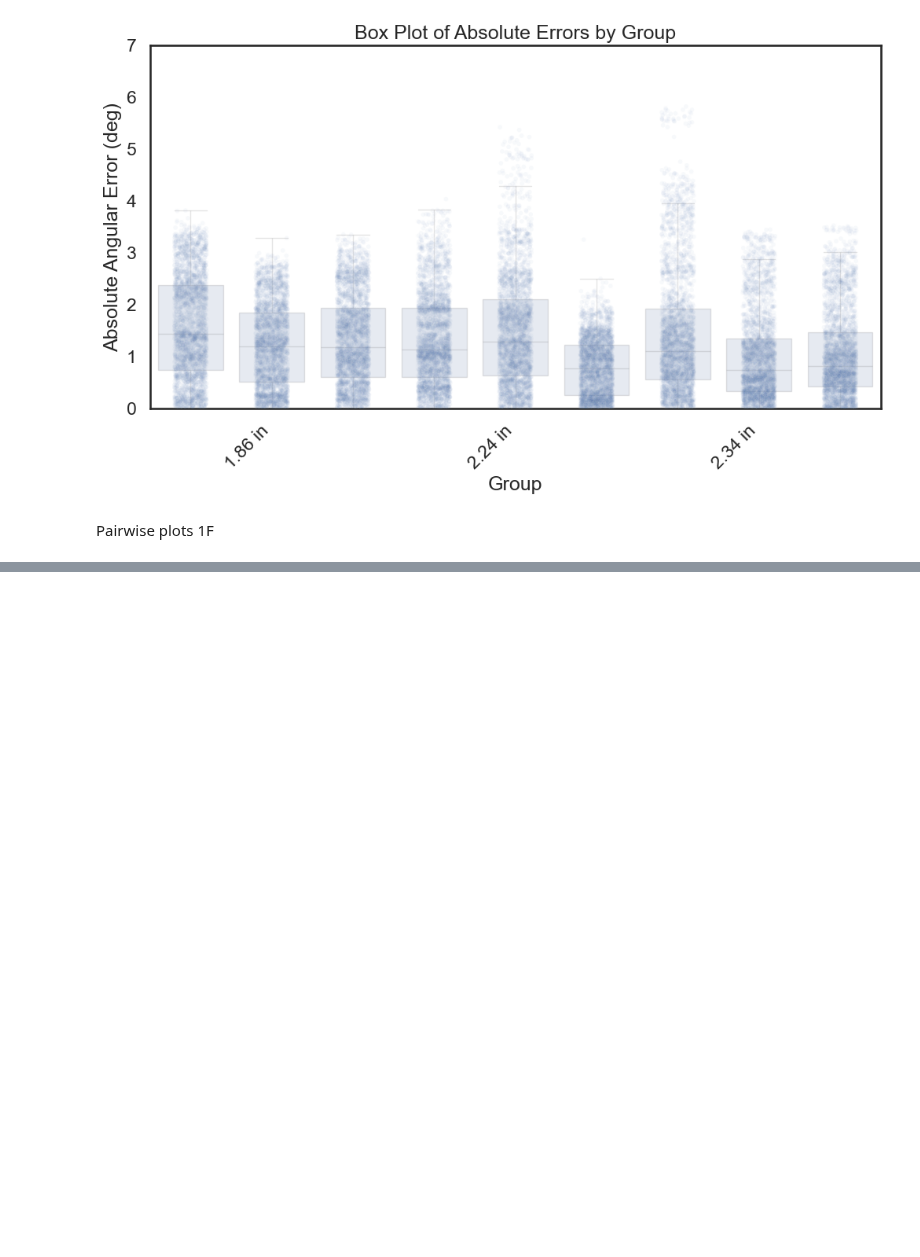
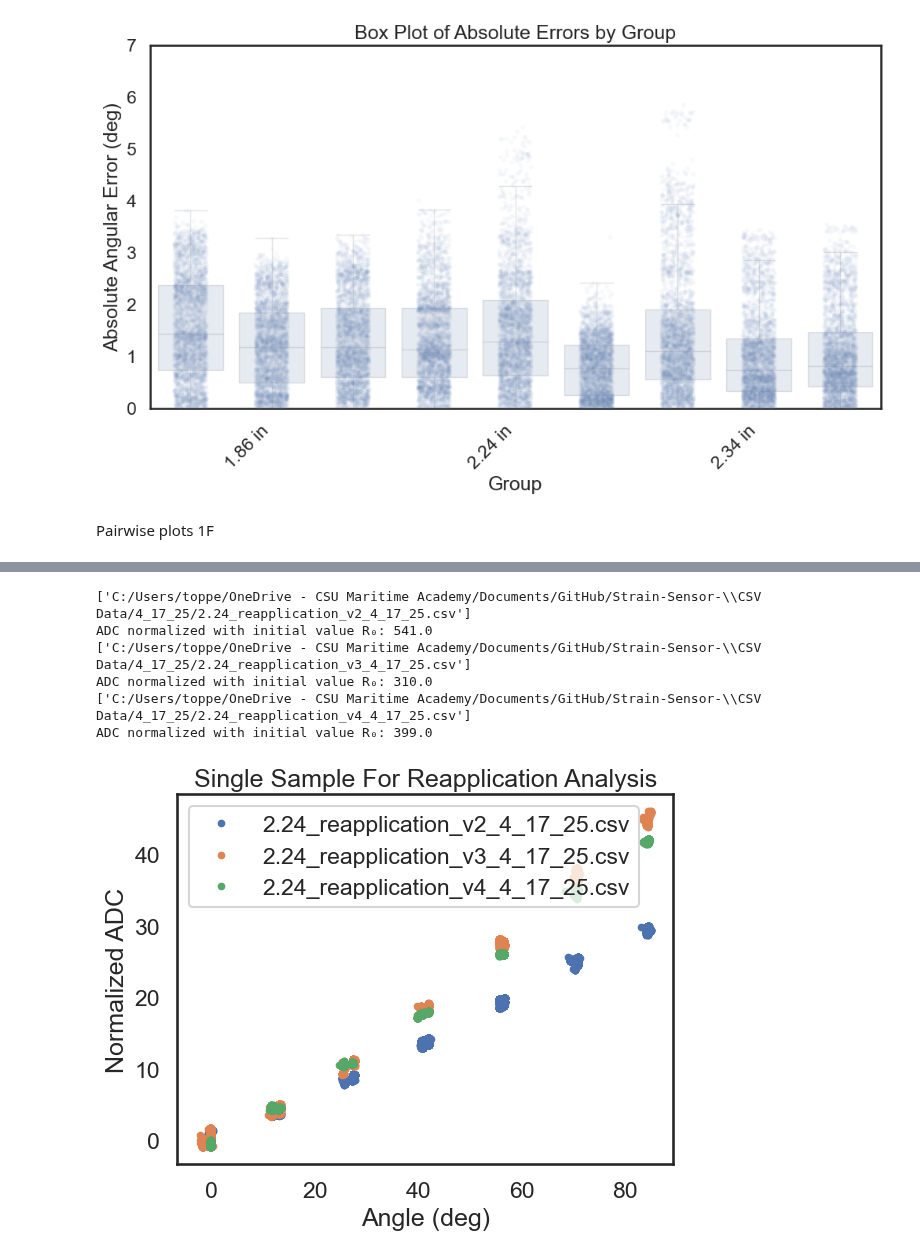
Before and after one commit to neuralengatberkeley/Strain-Sensor-, a Jupyter notebook: Code/analysis/reapplication_analysis_TO_4_22_25.ipynb, the cells around one changed output, grey strips where cells are left out. Cells and saved outputs as stored; diff of their text form; code cells hidden in the pictures; blank space fills up the shorter version.

```diff
--- a/Code/analysis/reapplication_analysis_TO_4_22_25.ipynb
+++ b/Code/analysis/reapplication_analysis_TO_4_22_25.ipynb
@@ -254,0 +255,36 @@ ADC normalized bw 0-1. ADC max:  1.0 ADC min:  0.0
+# %%
+# Plotting same reapplication sample (all with velcro!) on top of each other to see how different they can be...hence the need for normalization from 0-1!
+# My thought is that some samples are pre-tensioned different amounts, thus varying initial resistances slightly 0.4 ohm vs 0.45 ohm
+#(hard to measure resistance to 2 decimal place accuracy with multimeter) and therefore differnt changes in resistances.  Also, velcro attachment might not be same for each test, those more movement in sample.
+#Regardless, normalization from 0-1 still for reapplication still looks pretty good, suggesting that testing a sample first in the lab and then sending out
+#to participant may work.
+
+#I hypothesize that if the sample were to be placed with the exact same pre-tension and in the exact same location, the curves would lie more or less on top of each other.
+
+
+# Create figure and axis manually
+fig, ax = plt.subplots()
+
+# Load and normalize data from multiple datasets
+for path in [DS_flat[3], DS_flat[4], DS_flat[5]]:
+    b = bender_class()
+    b.load_data(path)
+    b.normalize_adc_over_R0()
+
+    # Plot on the same axis
+    ax.plot(b.data['Rotary Encoder'], b.data['ADC Value'], '.', label=path.split('/')[-1])
+
+# Label and show
+ax.set_xlabel('Angle (deg)')
+ax.set_ylabel('Normalized ADC')
+ax.set_title('Single Sample For Reapplication Analysis')
+ax.legend()
+plt.show()
+# %% [output]
+['C:/Users/toppe/OneDrive - CSU Maritime Academy/Documents/GitHub/Strain-Sensor-\\CSV Data/4_17_25/2.24_reapplication_v2_4_17_25.csv']
+ADC normalized with initial value R₀: 541.0
+['C:/Users/toppe/OneDrive - CSU Maritime Academy/Documents/GitHub/Strain-Sensor-\\CSV Data/4_17_25/2.24_reapplication_v3_4_17_25.csv']
+ADC normalized with initial value R₀: 310.0
+['C:/Users/toppe/OneDrive - CSU Maritime Academy/Documents/GitHub/Strain-Sensor-\\CSV Data/4_17_25/2.24_reapplication_v4_4_17_25.csv']
+ADC normalized with initial value R₀: 399.0
+[figure, added]
```
Also changed, not shown: parts of 4 cells of this notebook, 7 other files.
